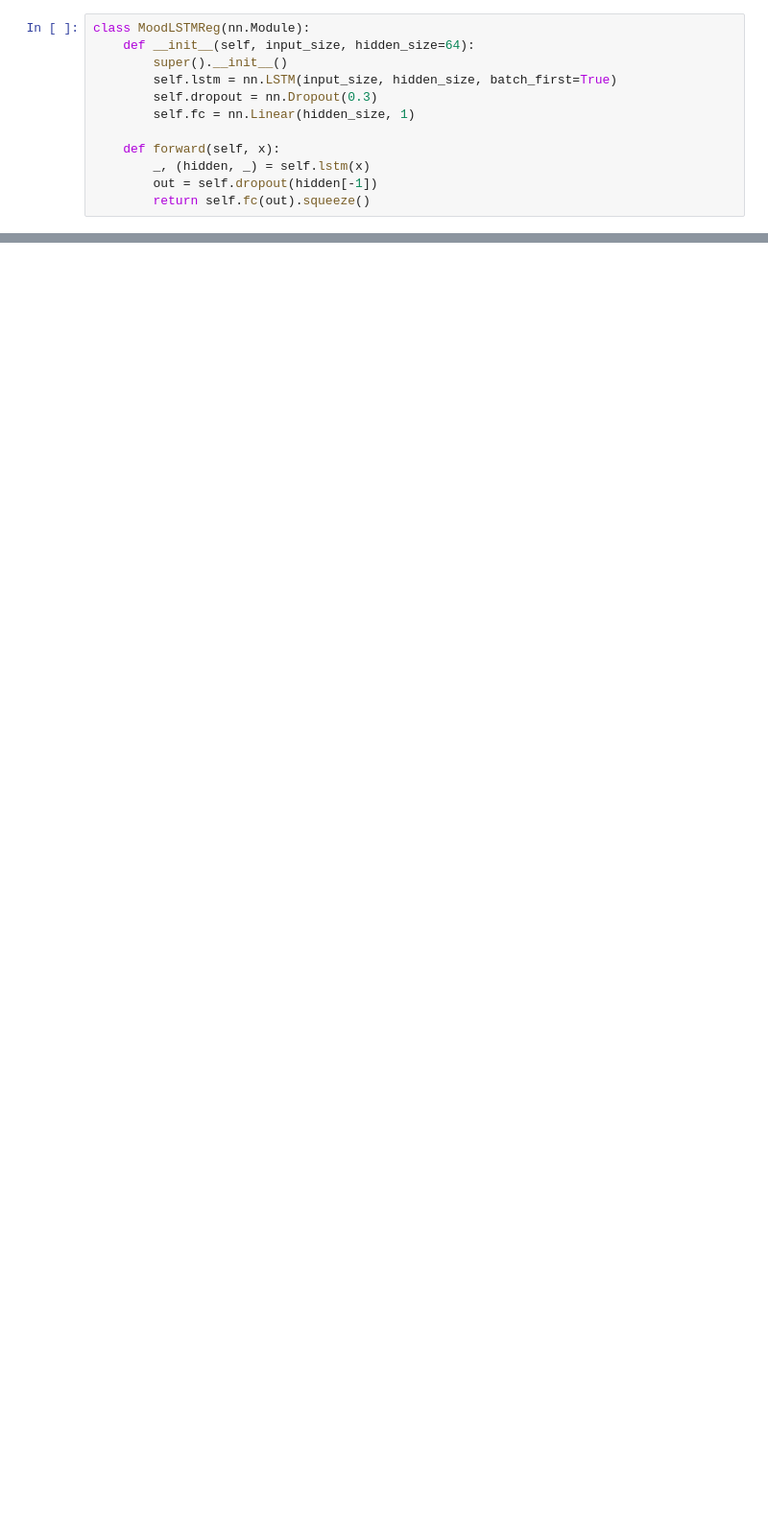
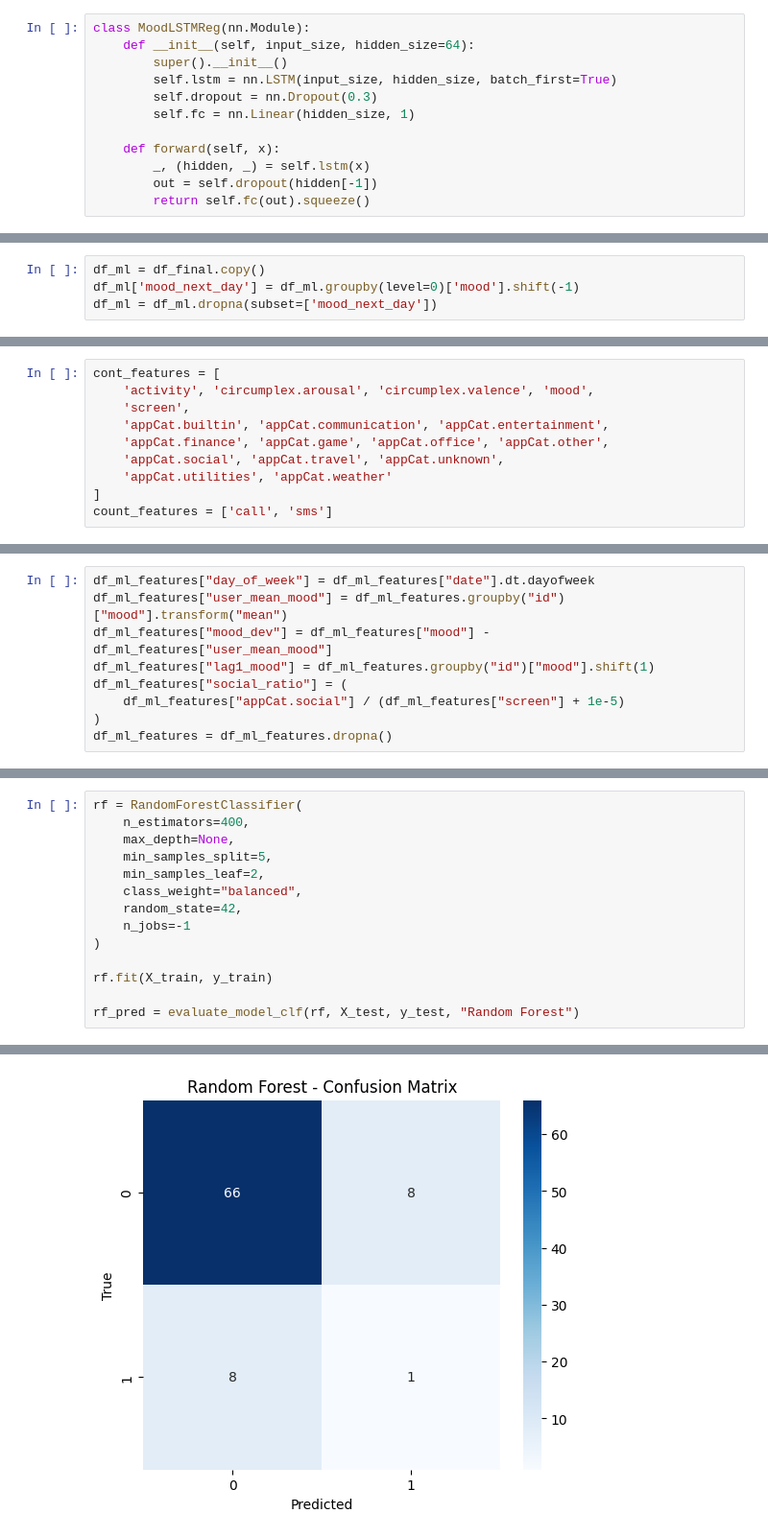
Before and after one commit to amee342/DataMining, a Jupyter notebook: data_exploratory_raghav.ipynb, the cells around one changed output, grey strips where cells are left out. Shown at 96% size. Saved outputs shown, nothing was run; the diff lists cells and outputs as text; blank space fills up the shorter version.

```diff
--- a/data_exploratory_raghav.ipynb
+++ b/data_exploratory_raghav.ipynb
@@ -639,0 +943,4 @@ MAE: 0.25922124351608705
+# %%
+df_ml = df_final.copy()
+df_ml['mood_next_day'] = df_ml.groupby(level=0)['mood'].shift(-1)
+df_ml = df_ml.dropna(subset=['mood_next_day'])
@@ -639,0 +969,10 @@ MAE: 0.25922124351608705
+# %%
+cont_features = [
+    'activity', 'circumplex.arousal', 'circumplex.valence', 'mood',
+    'screen',
+    'appCat.builtin', 'appCat.communication', 'appCat.entertainment',
+    'appCat.finance', 'appCat.game', 'appCat.office', 'appCat.other',
+    'appCat.social', 'appCat.travel', 'appCat.unknown',
+    'appCat.utilities', 'appCat.weather'
+]
+count_features = ['call', 'sms']
@@ -639,0 +1029,9 @@ MAE: 0.25922124351608705
+# %%
+df_ml_features["day_of_week"] = df_ml_features["date"].dt.dayofweek
+df_ml_features["user_mean_mood"] = df_ml_features.groupby("id")["mood"].transform("mean")
+df_ml_features["mood_dev"] = df_ml_features["mood"] - df_ml_features["user_mean_mood"]
+df_ml_features["lag1_mood"] = df_ml_features.groupby("id")["mood"].shift(1)
+df_ml_features["social_ratio"] = (
+    df_ml_features["appCat.social"] / (df_ml_features["screen"] + 1e-5)
+)
+df_ml_features = df_ml_features.dropna()
@@ -639,0 +1150,15 @@ MAE: 0.25922124351608705
+# %%
+rf = RandomForestClassifier(
+    n_estimators=400,
+    max_depth=None,
+    min_samples_split=5,
+    min_samples_leaf=2,
+    class_weight="balanced",
+    random_state=42,
+    n_jobs=-1
+)
+
+rf.fit(X_train, y_train)
+
+rf_pred = evaluate_model_clf(rf, X_test, y_test, "Random Forest")
+# %% [output]
@@ -639,0 +1179 @@ MAE: 0.25922124351608705
+[figure, added]
```
Also changed, not shown: parts of 45 cells of this notebook.
